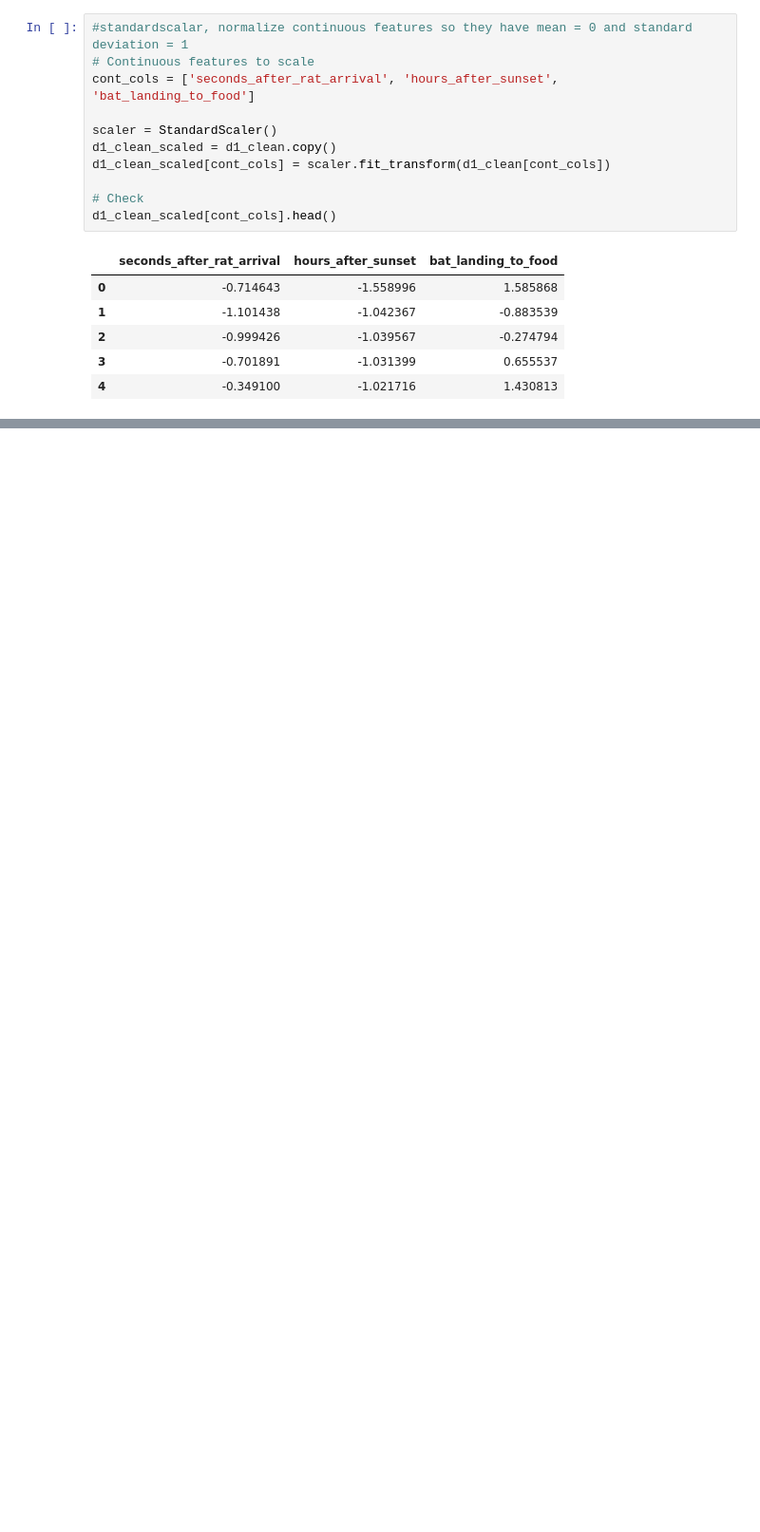
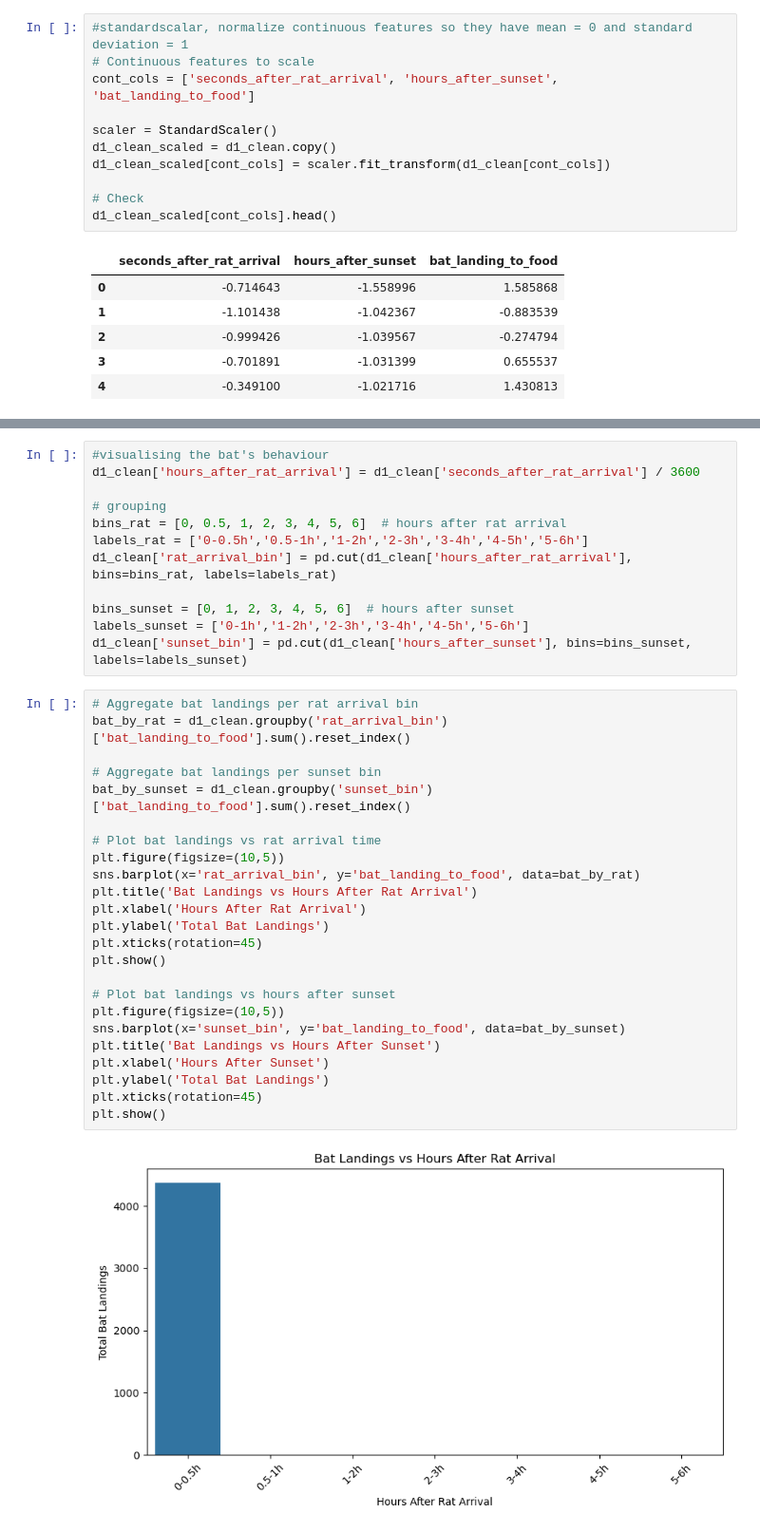
Before and after one commit to ipsakhadka/HIT140, a Jupyter notebook: Assignment3/assignment3.ipynb, the cells around one changed output, grey strips where cells are left out. Shown: that part at 95% size. Cells and saved outputs as stored; diff of their text form; blank space fills up the shorter version.

```diff
--- a/Assignment3/assignment3.ipynb
+++ b/Assignment3/assignment3.ipynb
@@ -710,0 +753,38 @@ Index(['start_time', 'rat_period_start', 'rat_period_end', 'sunset_time',
+# %%
+#visualising the bat's behaviour
+d1_clean['hours_after_rat_arrival'] = d1_clean['seconds_after_rat_arrival'] / 3600
+
+# grouping
+bins_rat = [0, 0.5, 1, 2, 3, 4, 5, 6]  # hours after rat arrival
+labels_rat = ['0-0.5h','0.5-1h','1-2h','2-3h','3-4h','4-5h','5-6h']
+d1_clean['rat_arrival_bin'] = pd.cut(d1_clean['hours_after_rat_arrival'], bins=bins_rat, labels=labels_rat)
+
+bins_sunset = [0, 1, 2, 3, 4, 5, 6]  # hours after sunset
+labels_sunset = ['0-1h','1-2h','2-3h','3-4h','4-5h','5-6h']
+d1_clean['sunset_bin'] = pd.cut(d1_clean['hours_after_sunset'], bins=bins_sunset, labels=labels_sunset)
+# %%
+# Aggregate bat landings per rat arrival bin
+bat_by_rat = d1_clean.groupby('rat_arrival_bin')['bat_landing_to_food'].sum().reset_index()
+
+# Aggregate bat landings per sunset bin
+bat_by_sunset = d1_clean.groupby('sunset_bin')['bat_landing_to_food'].sum().reset_index()
+
+# Plot bat landings vs rat arrival time
+plt.figure(figsize=(10,5))
+sns.barplot(x='rat_arrival_bin', y='bat_landing_to_food', data=bat_by_rat)
+plt.title('Bat Landings vs Hours After Rat Arrival')
+plt.xlabel('Hours After Rat Arrival')
+plt.ylabel('Total Bat Landings')
+plt.xticks(rotation=45)
+plt.show()
+
+# Plot bat landings vs hours after sunset
+plt.figure(figsize=(10,5))
+sns.barplot(x='sunset_bin', y='bat_landing_to_food', data=bat_by_sunset)
+plt.title('Bat Landings vs Hours After Sunset')
+plt.xlabel('Hours After Sunset')
+plt.ylabel('Total Bat Landings')
+plt.xticks(rotation=45)
+plt.show()
+# %% [output]
+[figure, added]
```
Also changed, not shown: parts of 16 cells of this notebook, 1 other file.
